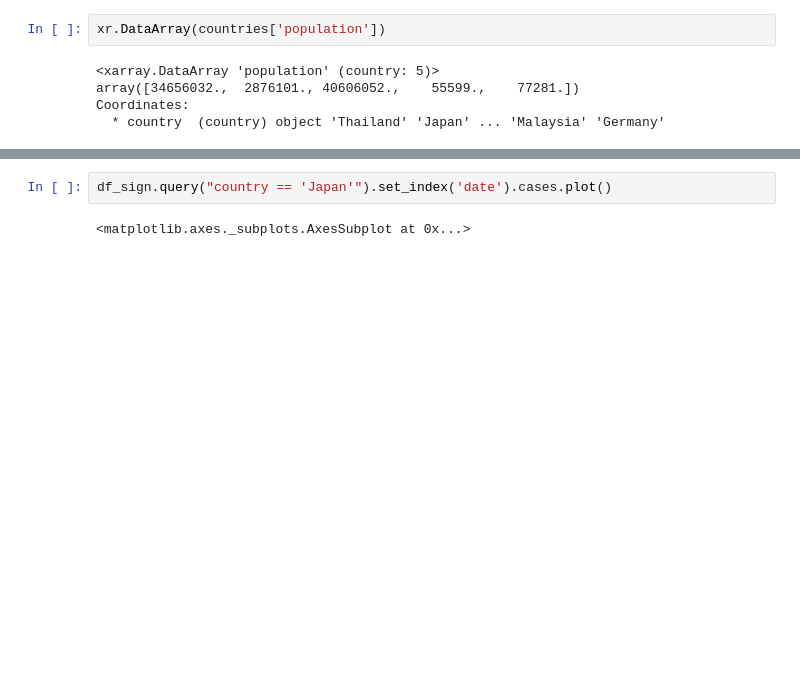
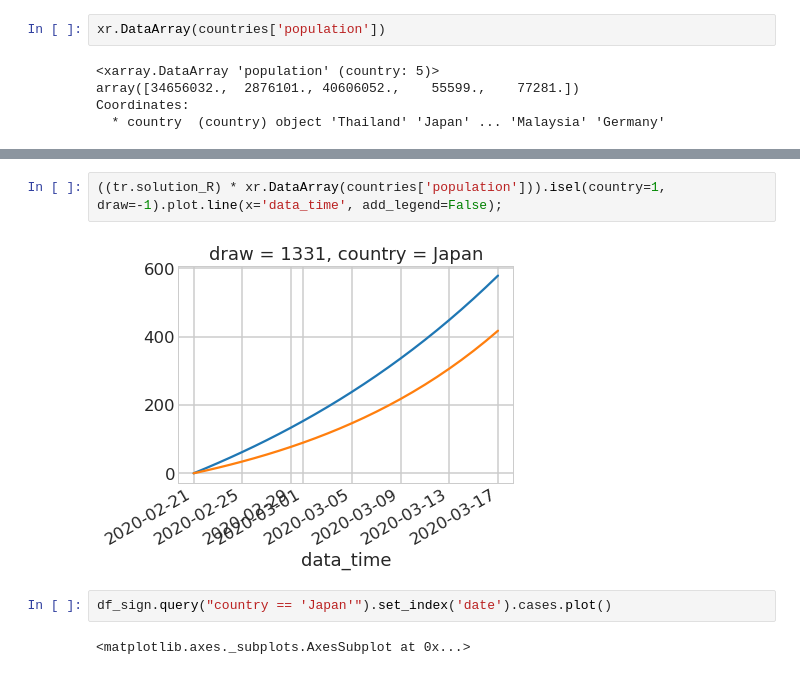
Before and after one commit to aseyboldt/covid19, a Jupyter notebook: covid19_sir.ipynb, the cells around one changed output, grey strips where cells are left out. Saved outputs shown, nothing was run; the diff lists cells and outputs as text; blank space fills up the shorter version.

```diff
--- a/covid19_sir.ipynb
+++ b/covid19_sir.ipynb
@@ -439,3 +439,7 @@ arviz.plot_trace(tr, var_names=['init_logI'], compact=True);
+# %%
+((tr.solution_R) * xr.DataArray(countries['population'])).isel(country=1, draw=-1).plot.line(x='data_time', add_legend=False);
+# %% [output]
+[figure, added]
 # %%
 df_sign.query("country == 'Japan'").set_index('date').cases.plot()
 # %% [output]
```
Also changed, not shown: parts of 11 cells of this notebook.
